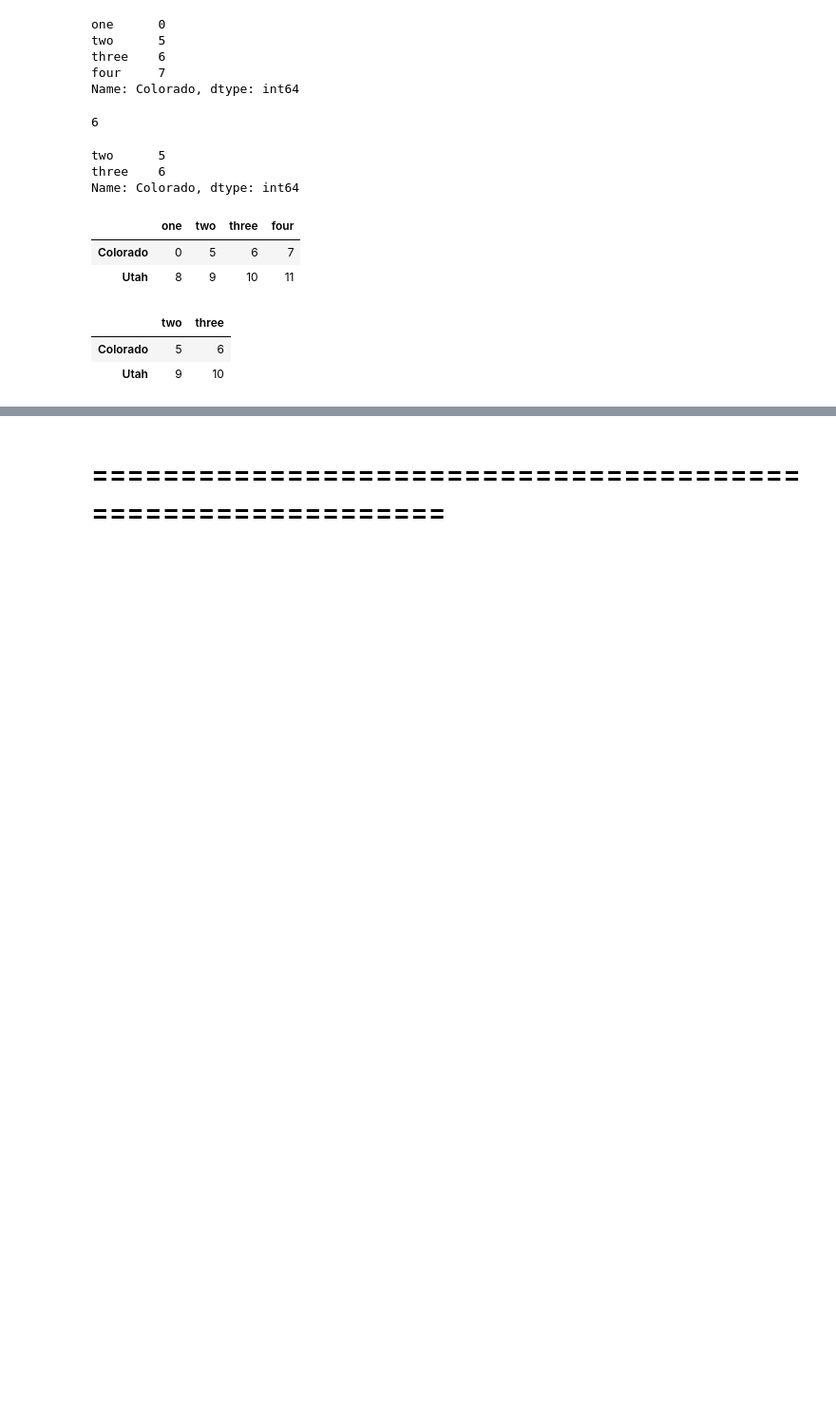
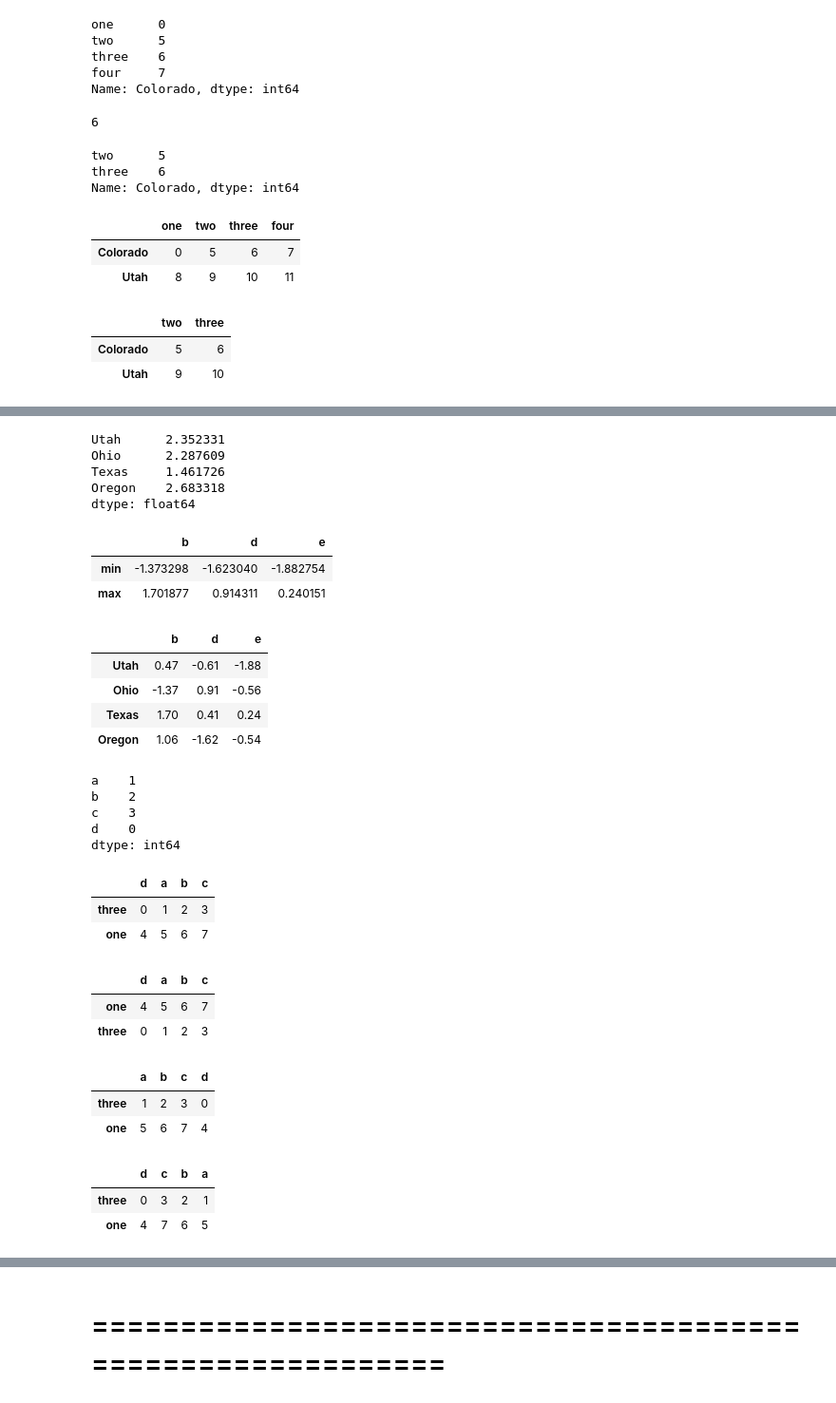
Before and after one commit to ruslanmasinjila/Applied_Data_Science_With_Python, a Jupyter notebook: Books/Python For Data Analysis/Chapter 5/chapter5.ipynb, the cells around one changed output, grey strips where cells are left out. Shown at 95% size. Cells and saved outputs as stored; diff of their text form; code cells hidden in the pictures; blank space fills up the shorter version.

```diff
--- a/Books/Python For Data Analysis/Chapter 5/chapter5.ipynb
+++ b/Books/Python For Data Analysis/Chapter 5/chapter5.ipynb
@@ -558,0 +570,74 @@ data.loc[['Colorado','Utah'],['two','three']]
+# %%
+f = lambda x: x.max() - x.min()
+
+# Apply the same fuction for each COLUMN
+frame.apply(f)
+
+# Apply the same function for each ROW
+frame.apply(f, axis = 1)
+# %% [output]
+Utah      2.352331
+Ohio      2.287609
+Texas     1.461726
+Oregon    2.683318
+dtype: float64
+# %%
+def f(x):
+    return pd.Series([x.min(), x.max()], index=['min', 'max'])
+
+frame.apply(f)
+# %% [output]
+|  | b | d | e |
+| min | -1.373298 | -1.623040 | -1.882754 |
+| max | 1.701877 | 0.914311 | 0.240151 |
+# %%
+# Element-wise operation
+format = lambda x: '%.2f' % x
+
+frame.applymap(format)
+# %% [output]
+|  | b | d | e |
+| Utah | 0.47 | -0.61 | -1.88 |
+| Ohio | -1.37 | 0.91 | -0.56 |
+| Texas | 1.70 | 0.41 | 0.24 |
+| Oregon | 1.06 | -1.62 | -0.54 |
+# %%
+# Sorting and Ranking
+
+# Sorting indices
+obj = pd.Series(range(4), index=['d', 'a', 'b', 'c'])
+obj.sort_index()
+# %% [output]
+a    1
+b    2
+c    3
+d    0
+dtype: int64
+# %%
+frame = pd.DataFrame(np.arange(8).reshape((2, 4)), index=['three', 'one'], columns=['d', 'a', 'b', 'c'])
+frame
+# %% [output]
+|  | d | a | b | c |
+| three | 0 | 1 | 2 | 3 |
+| one | 4 | 5 | 6 | 7 |
+# %%
+# Sort the indices (rows)
+frame.sort_index()
+# %% [output]
+|  | d | a | b | c |
+| one | 4 | 5 | 6 | 7 |
+| three | 0 | 1 | 2 | 3 |
+# %%
+# Sort the columns
+frame.sort_index(axis=1)
+# %% [output]
+|  | a | b | c | d |
+| three | 1 | 2 | 3 | 0 |
+| one | 5 | 6 | 7 | 4 |
+# %%
+# Sorting the columns in descending order
+frame.sort_index(axis=1, ascending=False)
+# %% [output]
+|  | d | c | b | a |
+| three | 0 | 3 | 2 | 1 |
+| one | 4 | 7 | 6 | 5 |
```
Also changed, not shown: parts of 7 cells of this notebook.
